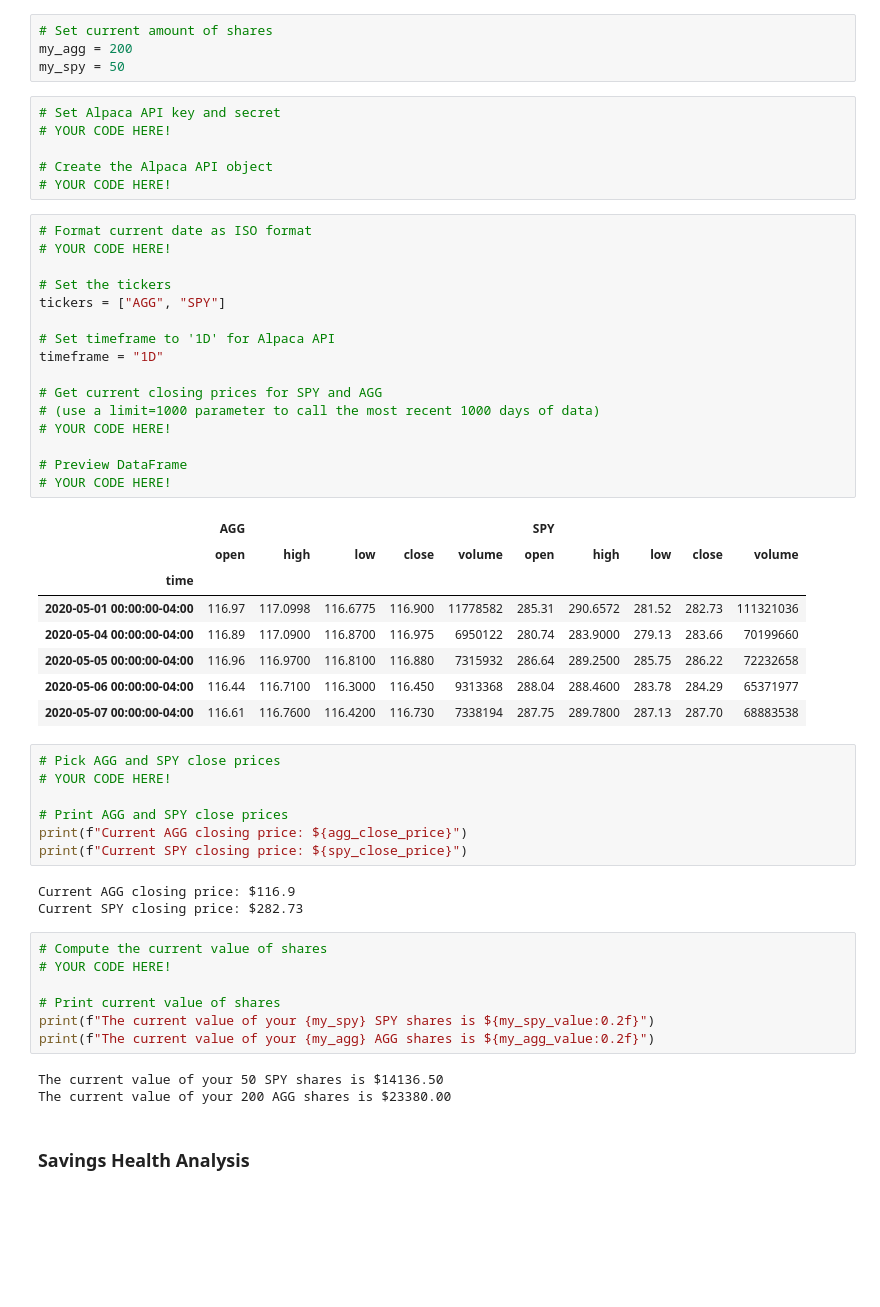
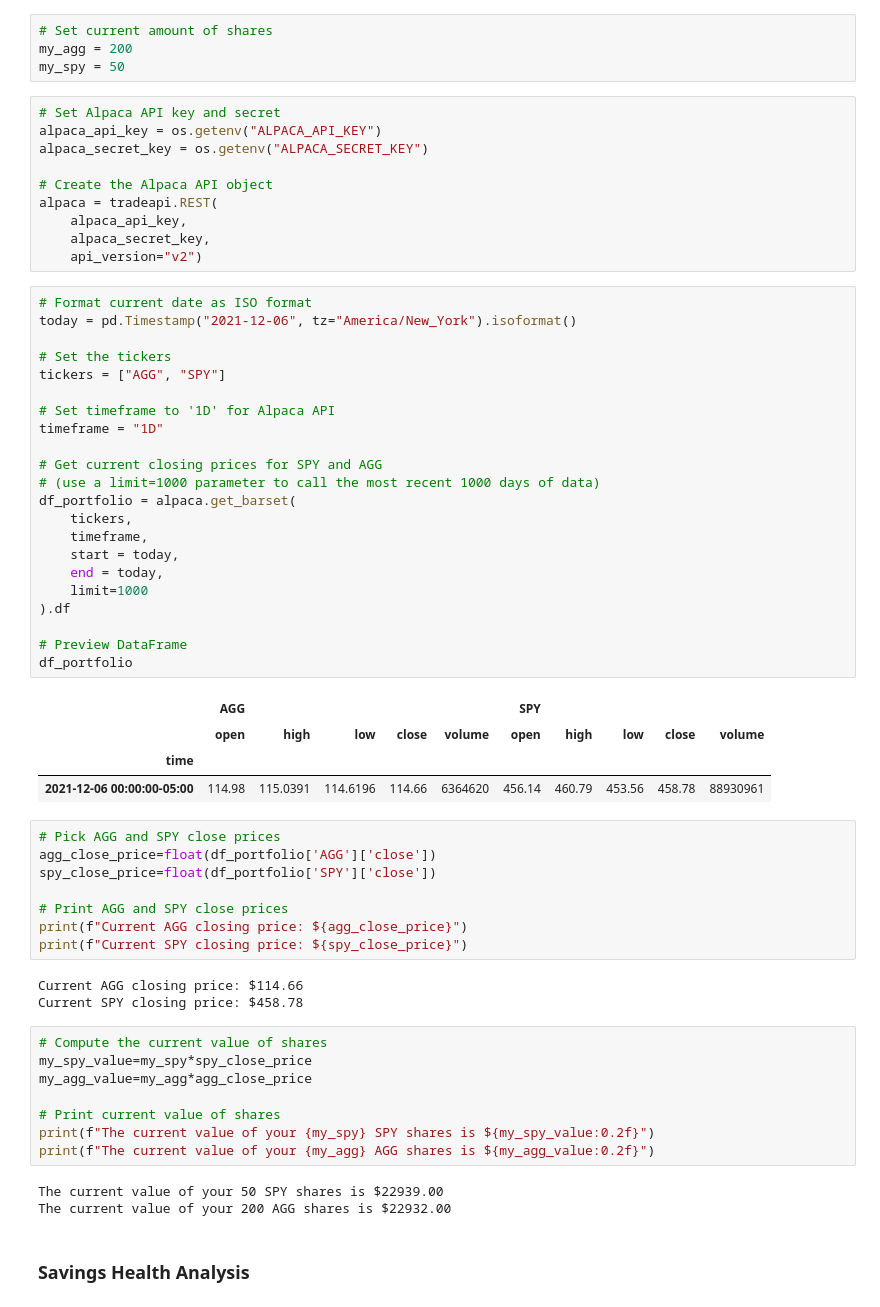
Before and after one commit to Valeriangrip/financial_planning, a Jupyter notebook: financial-planner.ipynb, the cells around one changed output. Drawn from its saved outputs; the diff is of its cells as text; blank space fills up the shorter version.

```diff
--- a/financial-planner.ipynb
+++ b/financial-planner.ipynb
@@ -60,55 +60,63 @@ my_agg = 200
 my_spy = 50
 # %%
 # Set Alpaca API key and secret
-# YOUR CODE HERE!
+alpaca_api_key = os.getenv("ALPACA_API_KEY")
+alpaca_secret_key = os.getenv("ALPACA_SECRET_KEY")
 
 # Create the Alpaca API object
-# YOUR CODE HERE!
+alpaca = tradeapi.REST(
+    alpaca_api_key,
+    alpaca_secret_key,
+    api_version="v2")
 # %%
 # Format current date as ISO format
-# YOUR CODE HERE!
+today = pd.Timestamp("2021-12-06", tz="America/New_York").isoformat()
 
 # Set the tickers
 tickers = ["AGG", "SPY"]
 
 # Set timeframe to '1D' for Alpaca API
 timeframe = "1D"
 
 # Get current closing prices for SPY and AGG
 # (use a limit=1000 parameter to call the most recent 1000 days of data)
-# YOUR CODE HERE!
+df_portfolio = alpaca.get_barset(
+    tickers,
+    timeframe,
+    start = today,
+    end = today,
+    limit=1000
+).df
 
 # Preview DataFrame
-# YOUR CODE HERE!
+df_portfolio
 # %% [output]
 |  | AGG |  |  |  |  | SPY |  |  |  |  |
 |  | open | high | low | close | volume | open | high | low | close | volume |
 | time |  |  |  |  |  |  |  |  |  |  |
-| 2020-05-01 00:00:00-04:00 | 116.97 | 117.0998 | 116.6775 | 116.900 | 11778582 | 285.31 | 290.6572 | 281.52 | 282.73 | 111321036 |
-| 2020-05-04 00:00:00-04:00 | 116.89 | 117.0900 | 116.8700 | 116.975 | 6950122 | 280.74 | 283.9000 | 279.13 | 283.66 | 70199660 |
-| 2020-05-05 00:00:00-04:00 | 116.96 | 116.9700 | 116.8100 | 116.880 | 7315932 | 286.64 | 289.2500 | 285.75 | 286.22 | 72232658 |
-| 2020-05-06 00:00:00-04:00 | 116.44 | 116.7100 | 116.3000 | 116.450 | 9313368 | 288.04 | 288.4600 | 283.78 | 284.29 | 65371977 |
-| 2020-05-07 00:00:00-04:00 | 116.61 | 116.7600 | 116.4200 | 116.730 | 7338194 | 287.75 | 289.7800 | 287.13 | 287.70 | 68883538 |
+| 2021-12-06 00:00:00-05:00 | 114.98 | 115.0391 | 114.6196 | 114.66 | 6364620 | 456.14 | 460.79 | 453.56 | 458.78 | 88930961 |
 # %%
 # Pick AGG and SPY close prices
-# YOUR CODE HERE!
+agg_close_price=float(df_portfolio['AGG']['close'])
+spy_close_price=float(df_portfolio['SPY']['close'])
 
 # Print AGG and SPY close prices
 print(f"Current AGG closing price: ${agg_close_price}")
 print(f"Current SPY closing price: ${spy_close_price}")
 # %% [output]
-Current AGG closing price: $116.9
-Current SPY closing price: $282.73
+Current AGG closing price: $114.66
+Current SPY closing price: $458.78
 # %%
 # Compute the current value of shares
-# YOUR CODE HERE!
+my_spy_value=my_spy*spy_close_price
+my_agg_value=my_agg*agg_close_price
 
 # Print current value of shares
 print(f"The current value of your {my_spy} SPY shares is ${my_spy_value:0.2f}")
 print(f"The current value of your {my_agg} AGG shares is ${my_agg_value:0.2f}")
 # %% [output]
-The current value of your 50 SPY shares is $14136.50
-The current value of your 200 AGG shares is $23380.00
+The current value of your 50 SPY shares is $22939.00
+The current value of your 200 AGG shares is $22932.00
 # %% [markdown]
 ### Savings Health Analysis
 # %%
```
Also changed, not shown: parts of 4 cells of this notebook.
